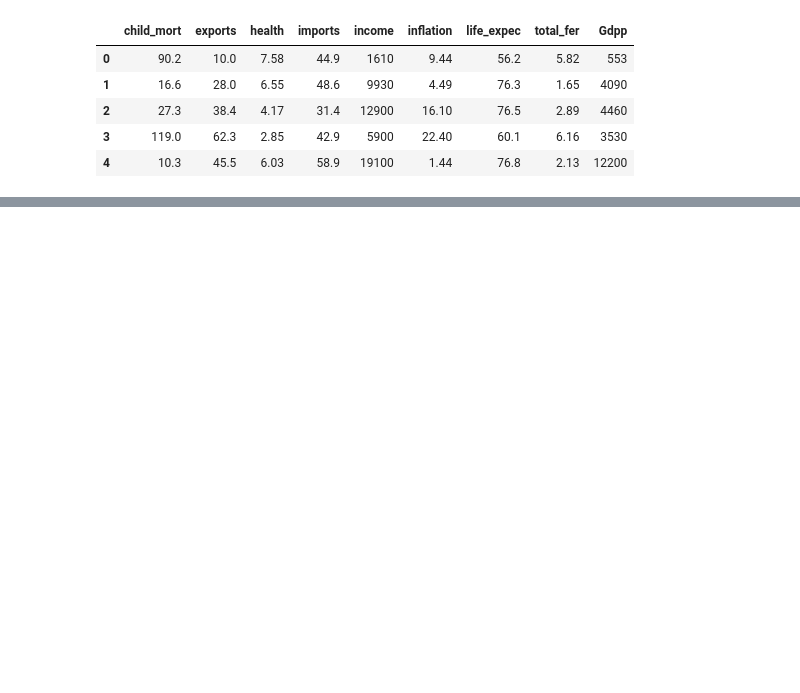
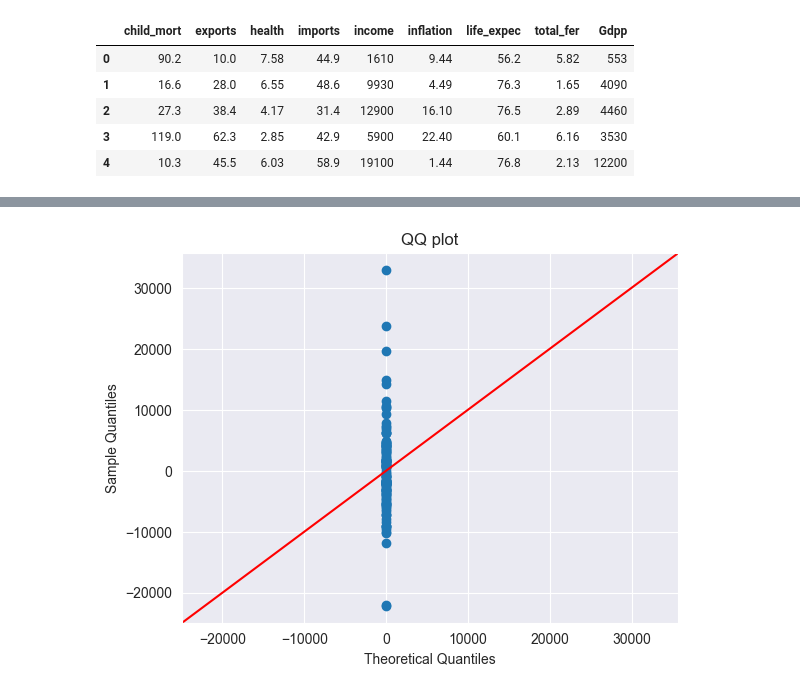
Before and after one commit to MerveTascii00/machine-learning-journey, a Jupyter notebook: 02_Multiple_Linear_Regression.ipynb, the cells around one changed output, grey strips where cells are left out. Drawn from its saved outputs; the diff is of its cells as text; code cells hidden in the pictures; blank space fills up the shorter version.

```diff
--- a/02_Multiple_Linear_Regression.ipynb
+++ b/02_Multiple_Linear_Regression.ipynb
@@ -53,0 +240,6 @@ dtype: int64
+# %%
+sm.qqplot(resid, line='45')
+plt.title('QQ plot')
+plt.show()
+# %% [output]
+[figure, added]
```
Also changed, not shown: parts of 28 cells of this notebook, 1 other file.
